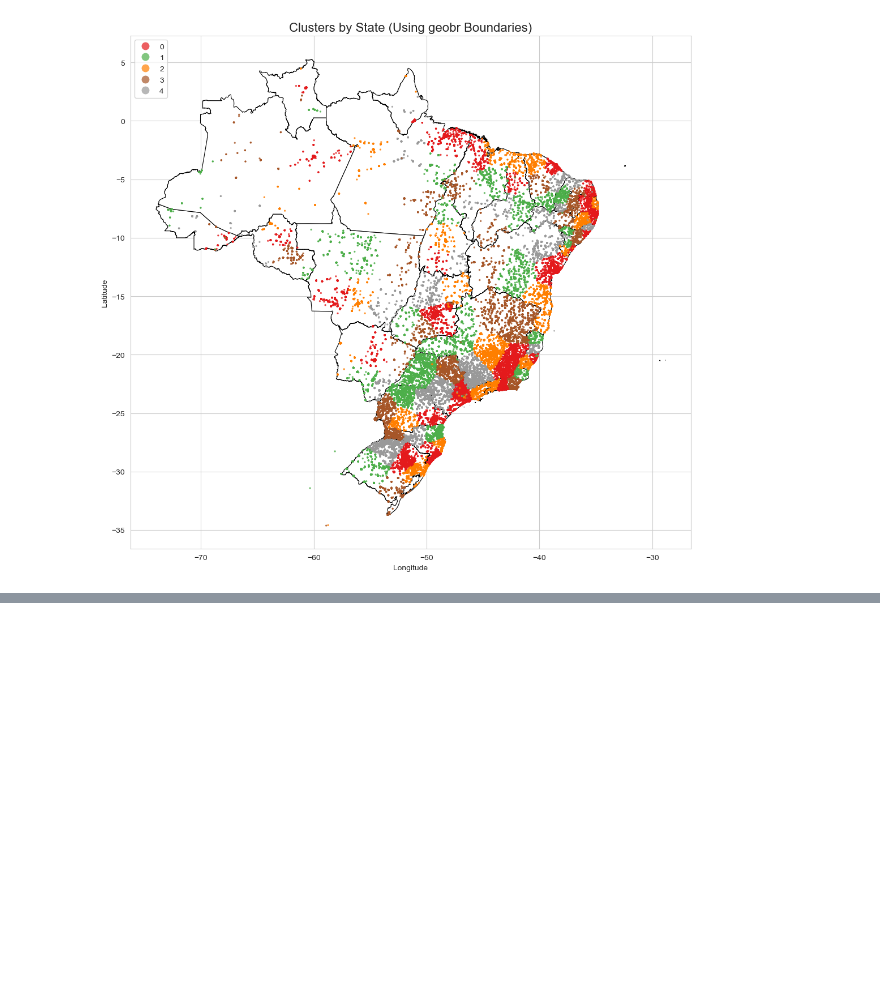
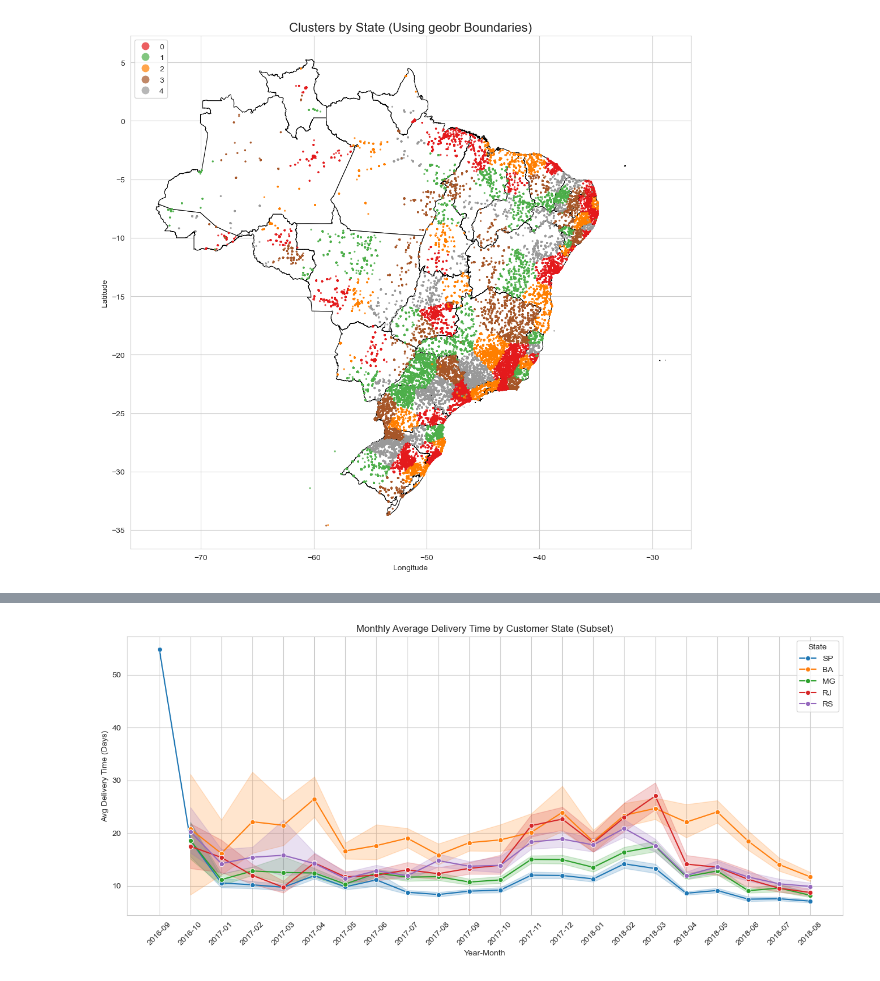
Before and after one commit to kealankuar/olist-analysis-dashboard-project, a Jupyter notebook: notebooks/geospatial_analysis.ipynb, the cells around one changed output, grey strips where cells are left out. Cells and saved outputs as stored; diff of their text form; code cells hidden in the pictures; blank space fills up the shorter version.

```diff
--- a/notebooks/geospatial_analysis.ipynb
+++ b/notebooks/geospatial_analysis.ipynb
@@ -356,0 +605,5 @@ plt.show()
+# %%
+#Adding a year-month label for each order
+full_df['year_month'] = full_df['order_purchase_timestamp'].dt.to_period('M').astype(str)
+full_df['purchase_year'] = full_df['order_purchase_timestamp'].dt.year
+full_df['purchase_month'] = full_df['order_purchase_timestamp'].dt.month
@@ -356,0 +614,12 @@ plt.show()
+# %%
+grouped = full_df.groupby(['year_month', 'customer_state','customer_city'], as_index=False).agg({
+    'purchase_to_delivery_days': 'mean',
+    'lateness_days': 'mean'
+})
+
+grouped.rename(columns={
+    'purchase_to_delivery_days': 'avg_delivery_days',
+    'lateness_days': 'avg_lateness'
+}, inplace=True)
+
+grouped.head()
@@ -356,0 +633,29 @@ plt.show()
+# %%
+import seaborn as sns
+import matplotlib.pyplot as plt
+
+some_states = ['SP', 'RJ', 'MG', 'BA', 'RS']  # example states
+subset_data = grouped[grouped['customer_state'].isin(some_states)].copy()
+
+# Convert year_month from string to a categorical so we can sort chronologically
+subset_data['year_month'] = pd.Categorical(subset_data['year_month'], ordered=True)
+subset_data.sort_values(['year_month', 'customer_state'], inplace=True)
+
+plt.figure(figsize=(13, 6))
+sns.lineplot(
+    data=subset_data,
+    x='year_month',
+    y='avg_delivery_days',
+    hue='customer_state',
+    marker='o'
+)
+
+plt.title("Monthly Average Delivery Time by Customer State (Subset)")
+plt.xlabel("Year-Month")
+plt.ylabel("Avg Delivery Time (Days)")
+plt.xticks(rotation=45)
+plt.legend(title='State')
+plt.tight_layout()
+plt.show()
+# %% [output]
+[figure, added]
```
Also changed, not shown: parts of 16 cells of this notebook.
